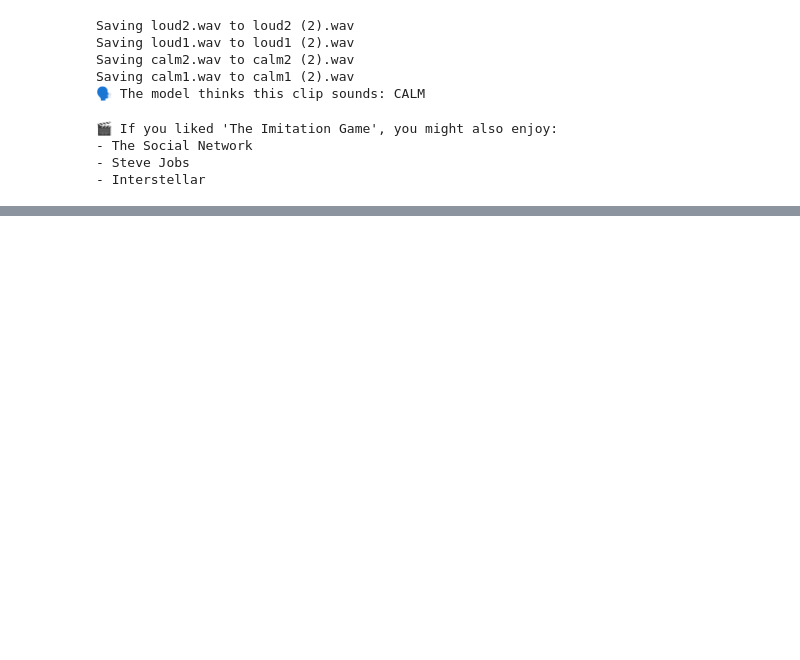
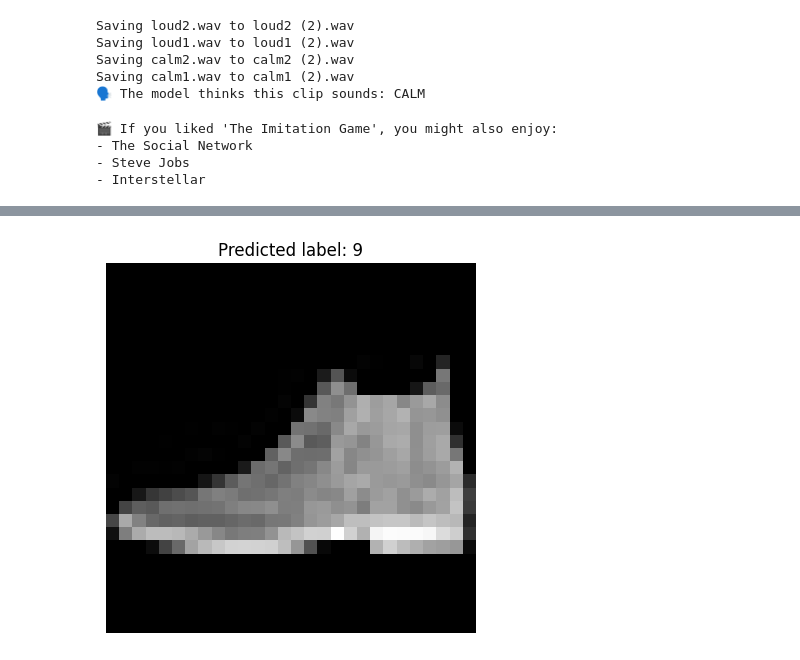
Before and after one commit to Tehyla/ML-21-days-Challenge, a Jupyter notebook: 21_Days_ML_1.ipynb, the cells around one changed output, grey strips where cells are left out. Saved outputs shown, nothing was run; the diff lists cells and outputs as text; code cells hidden in the pictures; blank space fills up the shorter version.

```diff
--- a/21_Days_ML_1.ipynb
+++ b/21_Days_ML_1.ipynb
@@ -256,3 +256,38 @@ for movie in recommendations:
 - The Social Network
 - Steve Jobs
 - Interstellar
+# %%
+#Day 6
+from tensorflow.keras.datasets import fashion_mnist
+from tensorflow.keras.models import Sequential
+from tensorflow.keras.layers import Flatten, Dense
+import matplotlib.pyplot as plt
+
+# 🖼️ Load dataset
+(X_train, y_train), (X_test, y_test) = fashion_mnist.load_data()
+
+# 🧠 Normalize the pixel values
+X_train, X_test = X_train / 255.0, X_test / 255.0
+
+# 🧩 Build a simple neural network
+model = Sequential([
+    Flatten(input_shape=(28, 28)),
+    Dense(128, activation='relu'),
+    Dense(10, activation='softmax')  # 10 classes
+])
+
+model.compile(optimizer='adam', loss='sparse_categorical_crossentropy', metrics=['accuracy'])
+
+# 🚀 Train the model
+model.fit(X_train, y_train, epochs=5, validation_split=0.1)
+
+# 🎯 Evaluate
+test_loss, test_acc = model.evaluate(X_test, y_test)
+print(f"\n🎉 Test accuracy: {test_acc:.2f}")
+
+# 🔍 Visualize one prediction
+plt.imshow(X_test[0], cmap='gray')
+plt.title(f"Predicted label: {model.predict(X_test[:1]).argmax()}")
+plt.axis('off')
+plt.show()
+# %% [output]
@@ -258,0 +316 @@ for movie in recommendations:
+[figure, added]
```
Also changed, not shown: parts of 1 cell of this notebook.
